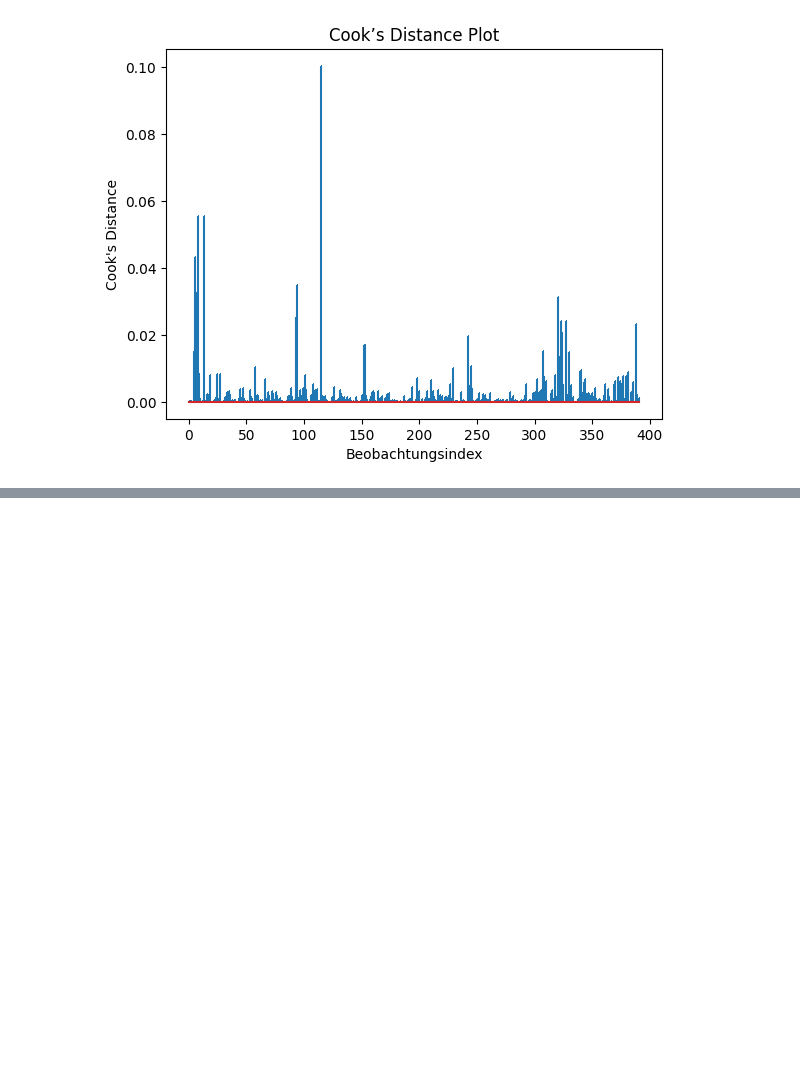
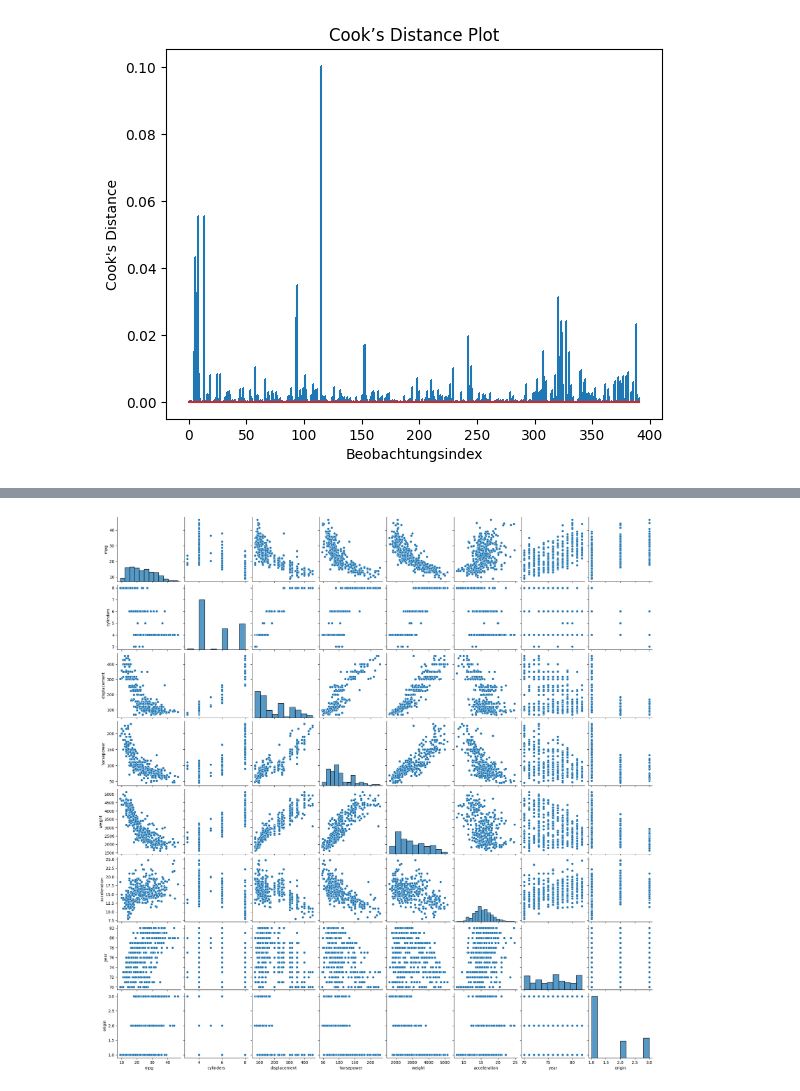
Before and after one commit to honhon13/sample, a Jupyter notebook: Hausübung_02_statistical_learning.ipynb, the cells around one changed output, grey strips where cells are left out. Saved outputs shown, nothing was run; the diff lists cells and outputs as text; code cells hidden in the pictures; blank space fills up the shorter version.

```diff
--- a/Hausübung_02_statistical_learning.ipynb
+++ b/Hausübung_02_statistical_learning.ipynb
@@ -79,0 +101,18 @@ plt.show()
+# %%
+import pandas as pd
+import seaborn as sns
+import matplotlib.pyplot as plt
+
+# Load the data
+data = pd.read_csv("Auto.csv")
+
+# Drop missing values if any
+data = data.dropna()
+
+# Part (a): Scatterplot matrix
+sns.pairplot(data)
+
+# Show the plot
+plt.show()
+# %% [output]
+[figure, added]
```
Also changed, not shown: parts of 2 cells of this notebook.
